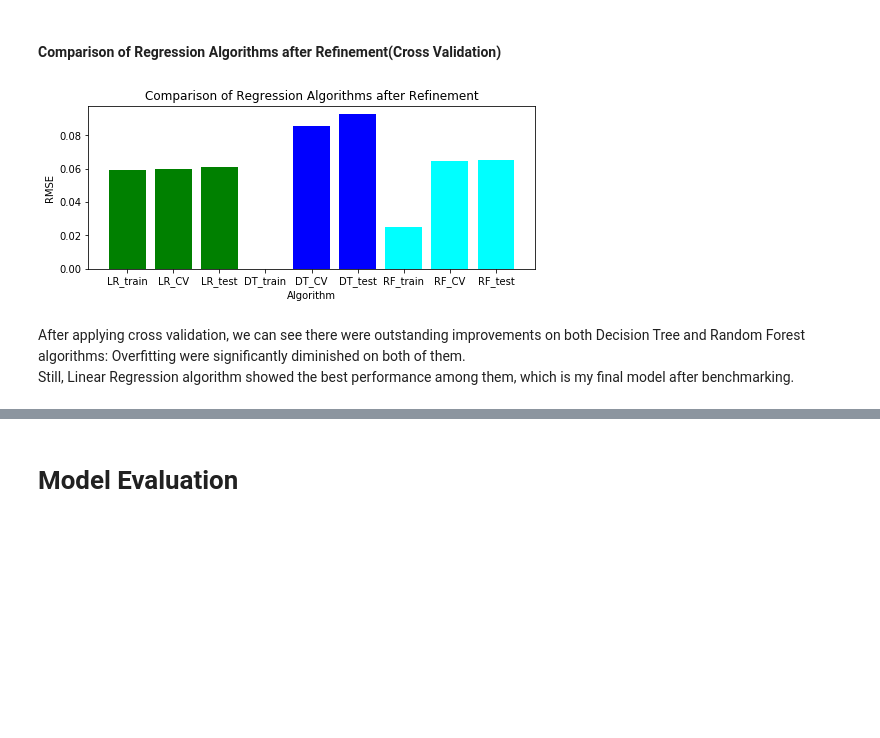
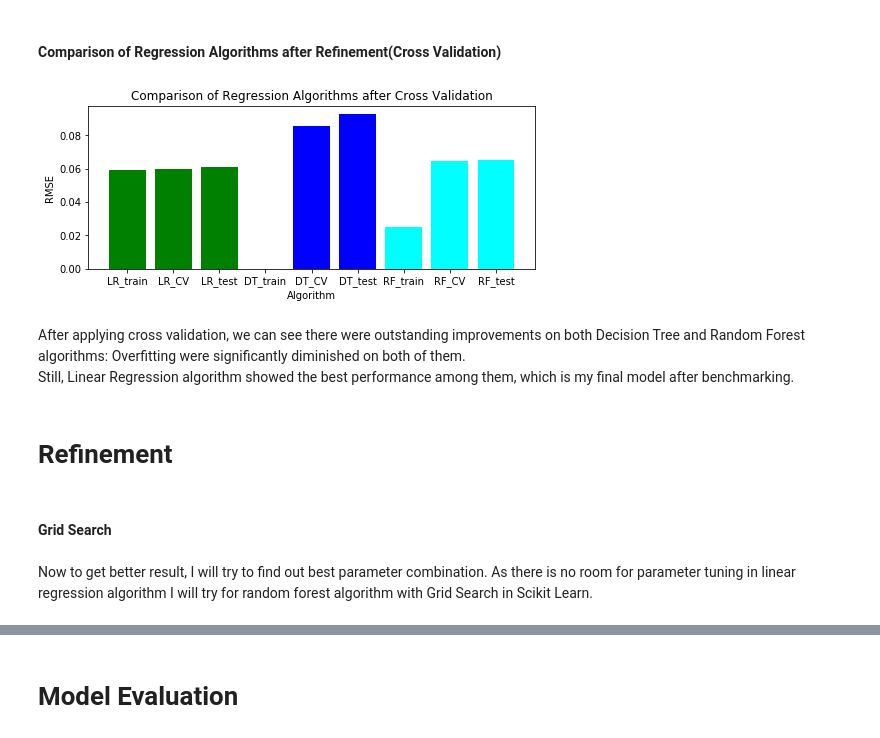
Before and after one commit to EndlessJoon/ML-Nanodegree, a Jupyter notebook: capstone/capstone.ipynb, the cells around one changed output, grey strips where cells are left out. Saved outputs shown, nothing was run; the diff lists cells and outputs as text; code cells hidden in the pictures; blank space fills up the shorter version.

```diff
--- a/capstone/capstone.ipynb
+++ b/capstone/capstone.ipynb
@@ -112,12 +136,12 @@ array([[<matplotlib.axes._subplots.AxesSubplot object at 0x...>,
 np.random.seed(42)
 # %%
 #setting input variables and target variable
-x = admission.drop(["Serial No.","Chance of Admit "], axis=1)
-y = admission["Chance of Admit "].values
+X = admission.drop(["Serial No.","Chance of Admit "], axis=1)
+Y = admission["Chance of Admit "].values
 # %%
 from sklearn.model_selection import train_test_split
 
-x_train, x_test, y_train, y_test = train_test_split(x, y, test_size = 0.2, random_state=42)
+x_train, x_test, y_train, y_test = train_test_split(X, Y, test_size = 0.2, random_state=42)
 # %% [markdown]
 # Data Preprocessing
 # %%
@@ -350,15 +374,21 @@ Random Forest Cross Validation Mean:  0.06475450882065156
 # %%
 x = ["LR_train","LR_CV","LR_test","DT_train","DT_CV","DT_test","RF_train","RF_CV","RF_test"]
 y = [lr_train_rmse,lr_rmse_scores.mean(),lr_test_rmse,tree_train_rmse,tree_rmse_scores.mean(),tree_test_rmse,forest_train_rmse,forest_rmse_scores.mean(),forest_test_rmse]
 
 plt.figure(figsize=(8, 3))
 plt.bar(x,y,color=['green','green','green','blue','blue','blue','cyan','cyan','cyan'])
-plt.title("Comparison of Regression Algorithms after Refinement")
+plt.title("Comparison of Regression Algorithms after Cross Validation")
 plt.xlabel("Algorithm")
 plt.ylabel("RMSE")
 plt.show()
 # %% [output]
-[figure, old version]
+[figure, new version]
 # %% [markdown]
 After applying cross validation, we can see there were outstanding improvements on both Decision Tree and Random Forest algorithms: Overfitting were significantly diminished on both of them.
 Still, Linear Regression algorithm showed the best performance among them, which is my final model after benchmarking.
+# %% [markdown]
+# Refinement
+# %% [markdown]
+#### Grid Search
+# %% [markdown]
+Now to get better result, I will try to find out best parameter combination. As there is no room for parameter tuning in linear regression algorithm I will try for random forest algorithm with Grid Search in Scikit Learn.
```
Also changed, not shown: parts of 19 cells of this notebook.
